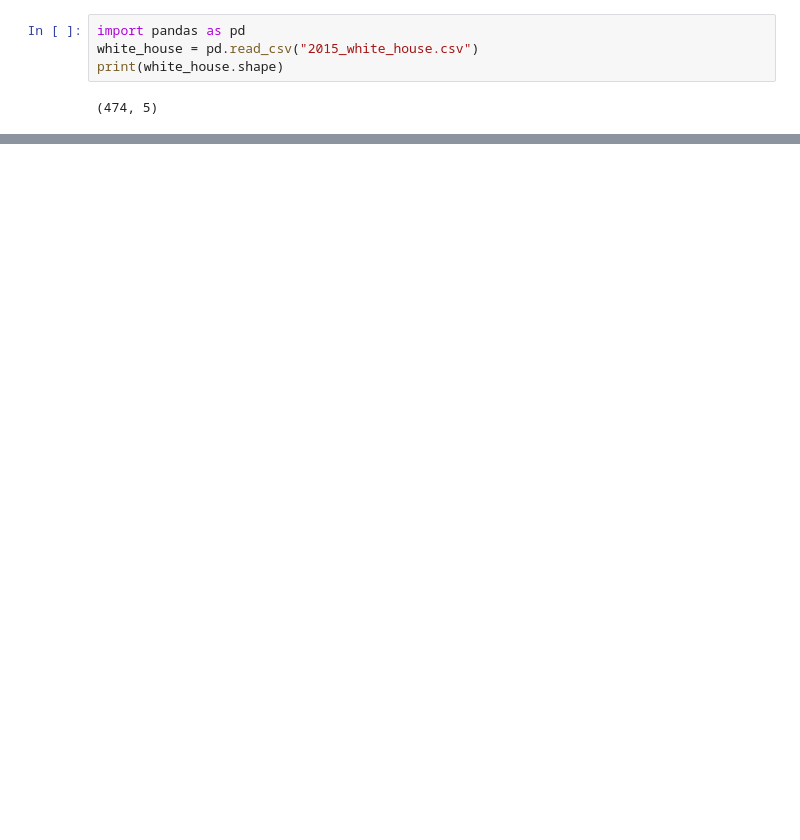
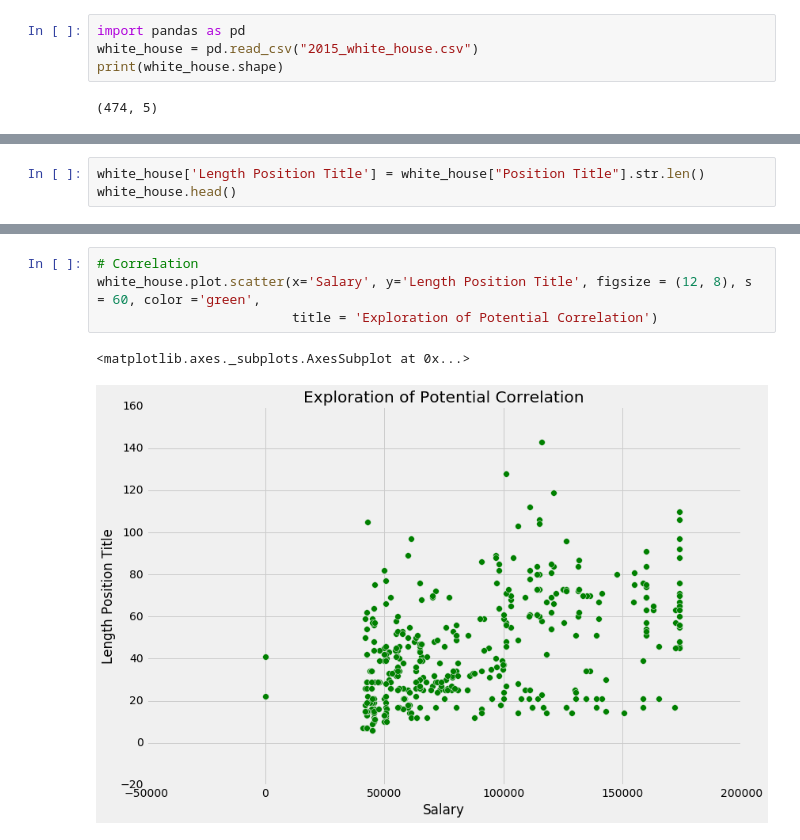
Before and after one commit to lemoinef/White-House-Salary, a Jupyter notebook: white_house_salary.ipynb, the cells around one changed output, grey strips where cells are left out. Saved outputs shown, nothing was run; the diff lists cells and outputs as text; blank space fills up the shorter version.

```diff
--- a/white_house_salary.ipynb
+++ b/white_house_salary.ipynb
@@ -87,0 +130,3 @@ What words are the most common in titles?
+# %%
+white_house['Length Position Title'] = white_house["Position Title"].str.len()
+white_house.head()
@@ -87,0 +140,7 @@ What words are the most common in titles?
+# %%
+# Correlation
+white_house.plot.scatter(x='Salary', y='Length Position Title', figsize = (12, 8), s = 60, color ='green',
+                         title = 'Exploration of Potential Correlation')
+# %% [output]
+<matplotlib.axes._subplots.AxesSubplot at 0x...>
+[figure, added]
```
Also changed, not shown: parts of 30 cells of this notebook, 1 other file.
